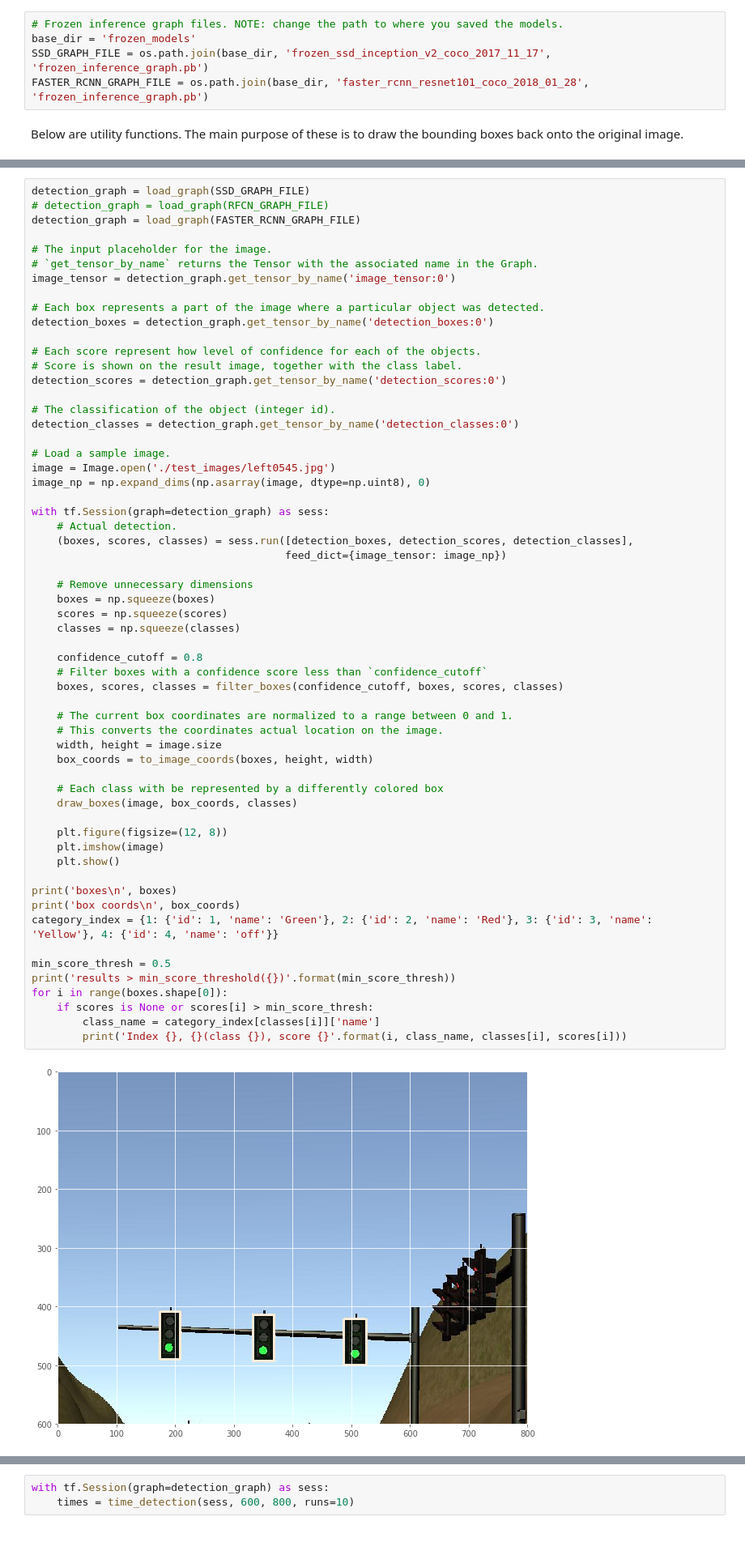
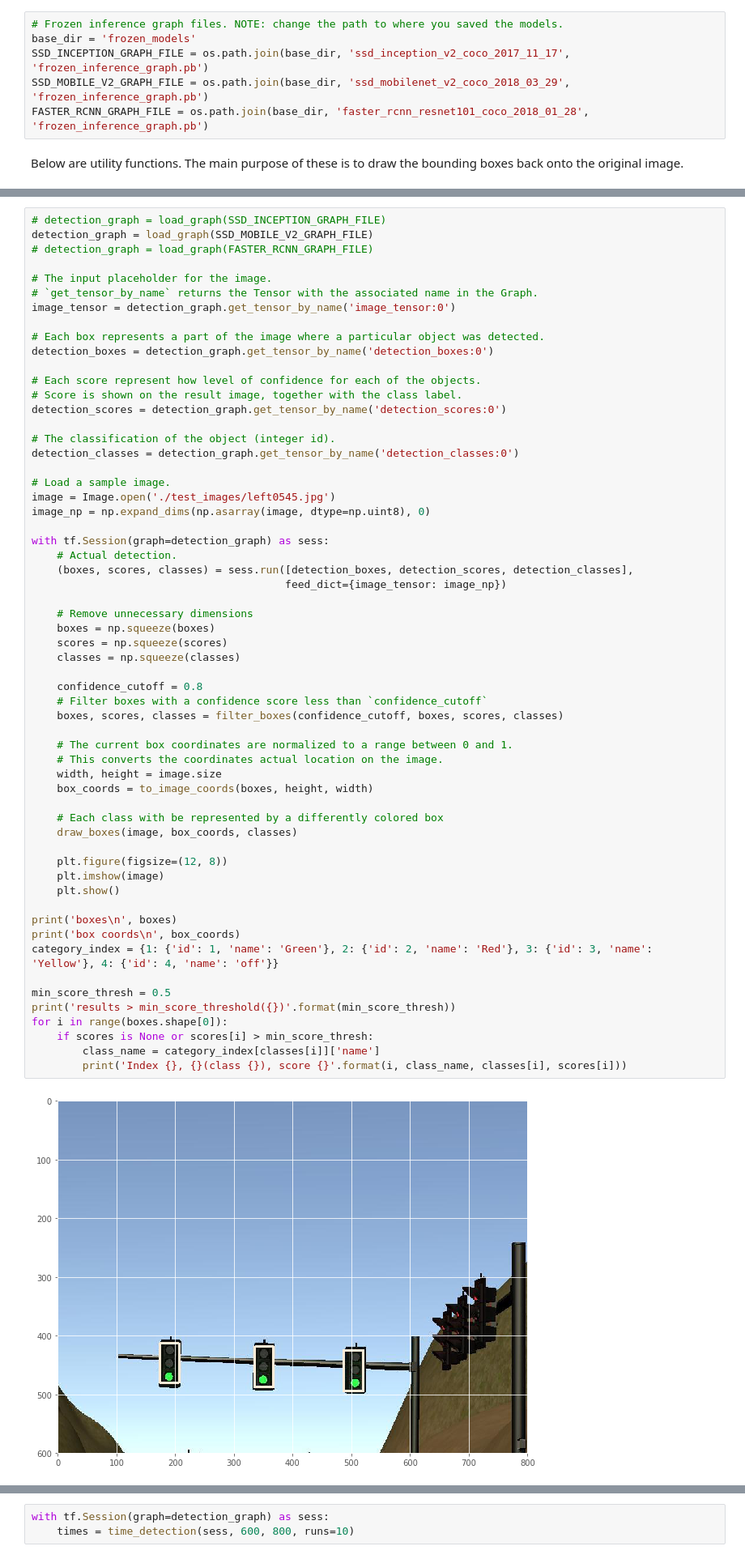
Before and after one commit to Intelli-Car/CarND-Capstone, a Jupyter notebook: ros/src/tl_detector/light_classification/tl_detection.ipynb, the cells around one changed output, grey strips where cells are left out. Shown: that part at 81% size. Drawn from its saved outputs; the diff is of its cells as text.

Commit message:
added frozen model trained with simulator images
    - trained 16679 steps for ssd_mobilenet_v2_coco_2018_03_29

```diff
--- a/ros/src/tl_detector/light_classification/tl_detection.ipynb
+++ b/ros/src/tl_detector/light_classification/tl_detection.ipynb
@@ -16,7 +16,8 @@ plt.style.use('ggplot')
 # %%
 # Frozen inference graph files. NOTE: change the path to where you saved the models.
 base_dir = 'frozen_models'
-SSD_GRAPH_FILE = os.path.join(base_dir, 'frozen_ssd_inception_v2_coco_2017_11_17', 'frozen_inference_graph.pb')
+SSD_INCEPTION_GRAPH_FILE = os.path.join(base_dir, 'ssd_inception_v2_coco_2017_11_17', 'frozen_inference_graph.pb')
+SSD_MOBILE_V2_GRAPH_FILE = os.path.join(base_dir, 'ssd_mobilenet_v2_coco_2018_03_29', 'frozen_inference_graph.pb')
 FASTER_RCNN_GRAPH_FILE = os.path.join(base_dir, 'faster_rcnn_resnet101_coco_2018_01_28', 'frozen_inference_graph.pb')
 # %% [markdown]
 Below are utility functions. The main purpose of these is to draw the bounding boxes back onto the original image.
@@ -78,9 +79,9 @@ def load_graph(graph_file):
             tf.import_graph_def(od_graph_def, name='')
     return graph
 # %%
-detection_graph = load_graph(SSD_GRAPH_FILE)
-# detection_graph = load_graph(RFCN_GRAPH_FILE)
-detection_graph = load_graph(FASTER_RCNN_GRAPH_FILE)
+# detection_graph = load_graph(SSD_INCEPTION_GRAPH_FILE)
+detection_graph = load_graph(SSD_MOBILE_V2_GRAPH_FILE)
+# detection_graph = load_graph(FASTER_RCNN_GRAPH_FILE)
 
 # The input placeholder for the image.
 # `get_tensor_by_name` returns the Tensor with the associated name in the Graph.
@@ -110,32 +111,32 @@ with tf.Session(graph=detection_graph) as sess:
     scores = np.squeeze(scores)
     classes = np.squeeze(classes)
 
     confidence_cutoff = 0.8
     # Filter boxes with a confidence score less than `confidence_cutoff`
     boxes, scores, classes = filter_boxes(confidence_cutoff, boxes, scores, classes)
 
     # The current box coordinates are normalized to a range between 0 and 1.
     # This converts the coordinates actual location on the image.
     width, height = image.size
     box_coords = to_image_coords(boxes, height, width)
 
     # Each class with be represented by a differently colored box
     draw_boxes(image, box_coords, classes)
 
     plt.figure(figsize=(12, 8))
     plt.imshow(image)
     plt.show()
 
 print('boxes\n', boxes)
 print('box coords\n', box_coords)
 category_index = {1: {'id': 1, 'name': 'Green'}, 2: {'id': 2, 'name': 'Red'}, 3: {'id': 3, 'name': 'Yellow'}, 4: {'id': 4, 'name': 'off'}}
 
 min_score_thresh = 0.5
 print('results > min_score_threshold({})'.format(min_score_thresh))
 for i in range(boxes.shape[0]):
     if scores is None or scores[i] > min_score_thresh:
         class_name = category_index[classes[i]]['name']
         print('Index {}, {}(class {}), score {}'.format(i, class_name, classes[i], scores[i]))
 # %% [output]
-[figure, old version]
+[figure, new version]
 boxes
```
Also changed, not shown: parts of 2 cells of this notebook, 8 other files.
